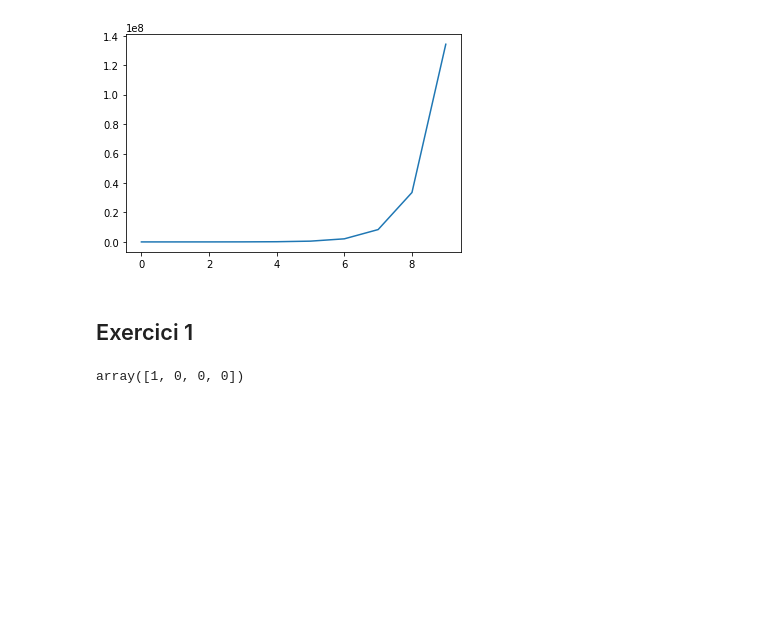
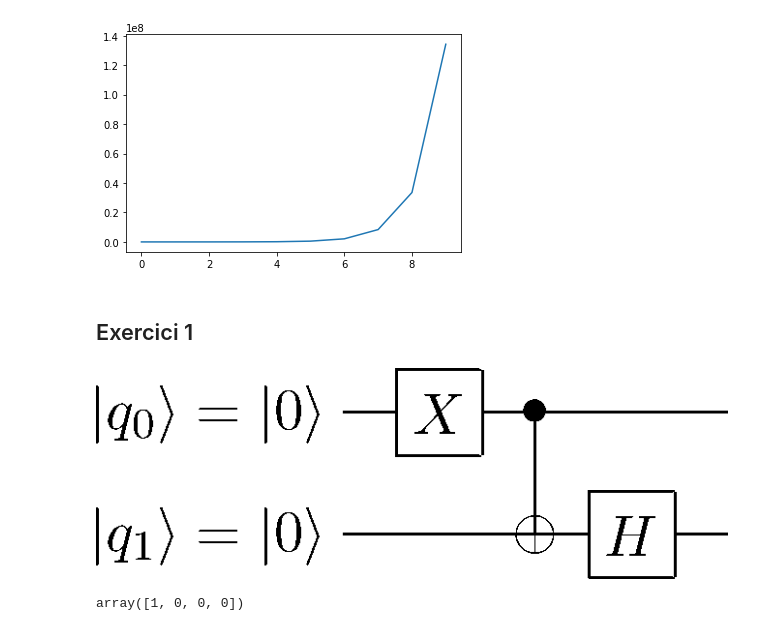
Before and after one commit to arturgs/bojos_supercomputacio, a Jupyter notebook: introduccio_quantum_computing.ipynb, the cells around one changed output. Saved outputs shown, nothing was run; the diff lists cells and outputs as text; code cells hidden in the pictures; blank space fills up the shorter version.

Commit message:
circuits exercicis

```diff
--- a/introduccio_quantum_computing.ipynb
+++ b/introduccio_quantum_computing.ipynb
@@ -179,6 +179,10 @@ plt.plot(memory_size)
 [figure]
 # %% [markdown]
 ## Exercici 1
+# %%
+Image("images/exercici1.png")
+# %% [output]
+[figure, added]
 # %%
 state_0 = np.array([1,0,0,0])
 state_0
```
Also changed, not shown: parts of 2 cells of this notebook, 1 other file.
